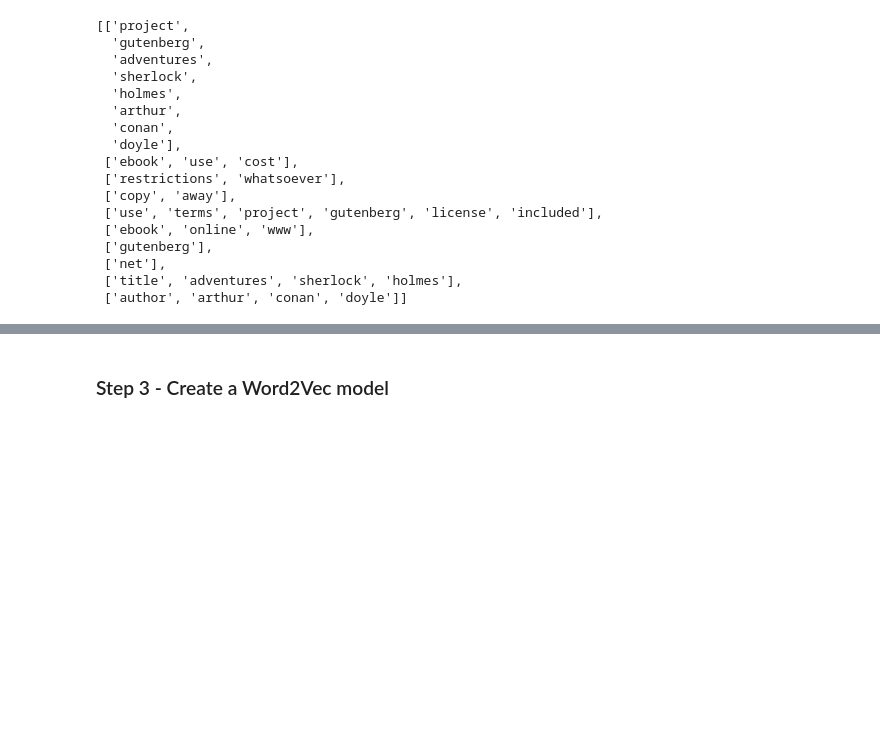
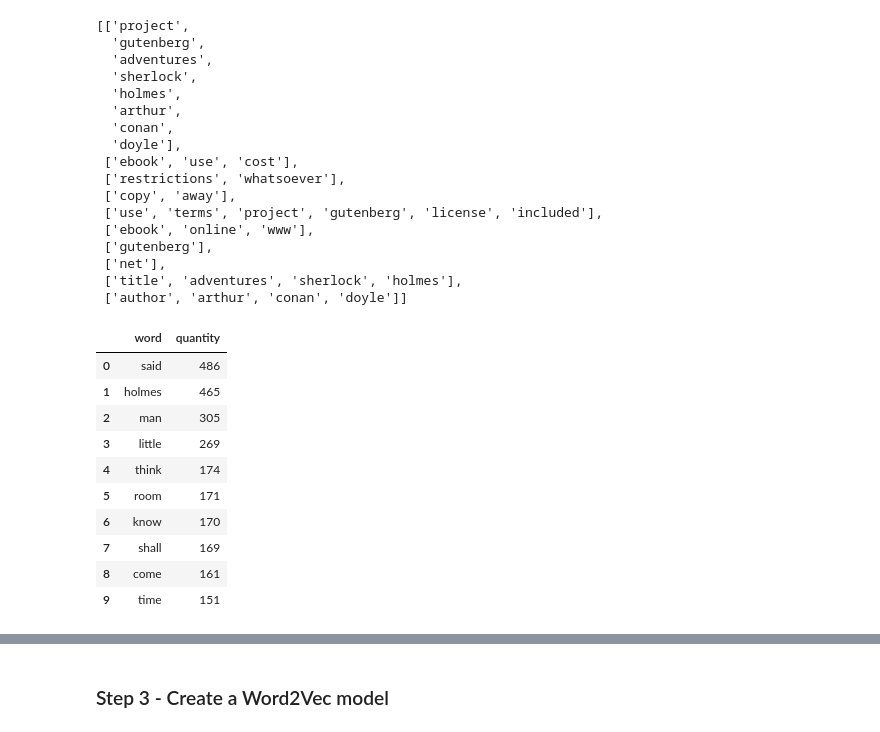
Before and after one commit to ansegura7/NLP, a Jupyter notebook: code/NLP_Word2Vec.ipynb, the cells around one changed output, grey strips where cells are left out. Saved outputs shown, nothing was run; the diff lists cells and outputs as text; code cells hidden in the pictures; blank space fills up the shorter version.

```diff
--- a/code/NLP_Word2Vec.ipynb
+++ b/code/NLP_Word2Vec.ipynb
@@ -107,3 +151,20 @@ all_words[:10]
  ['net'],
  ['title', 'adventures', 'sherlock', 'holmes'],
  ['author', 'arthur', 'conan', 'doyle']]
+# %%
+# Get the most common words in the document after removing the stopwords
+n_words = count_words(all_words, 50)
+df = DataFrame.from_records(n_words, columns = ['word', 'quantity'])
+df.head(10)
+# %% [output]
+|  | word | quantity |
+| 0 | said | 486 |
+| 1 | holmes | 465 |
+| 2 | man | 305 |
+| 3 | little | 269 |
+| 4 | think | 174 |
+| 5 | room | 171 |
+| 6 | know | 170 |
+| 7 | shall | 169 |
+| 8 | come | 161 |
+| 9 | time | 151 |
```
Also changed, not shown: parts of 14 cells of this notebook, 1 other file.
